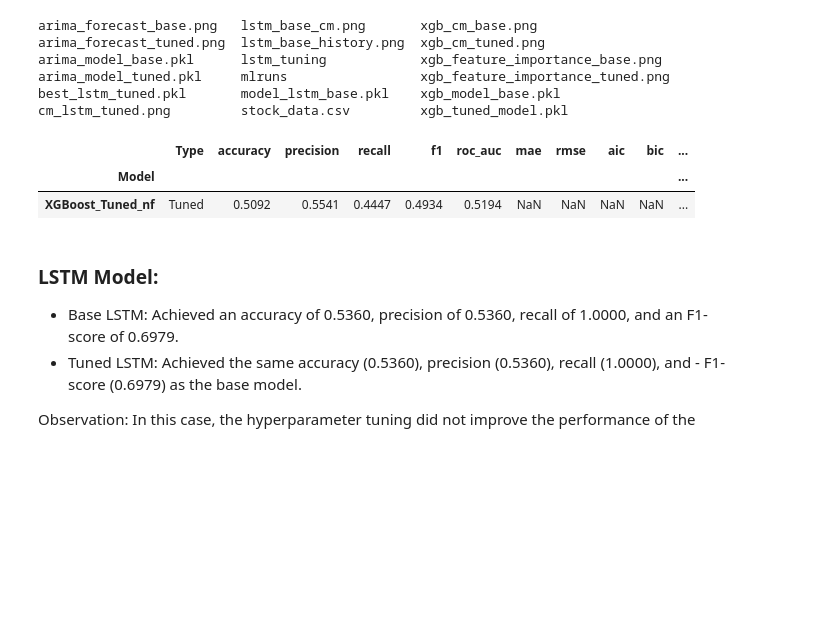
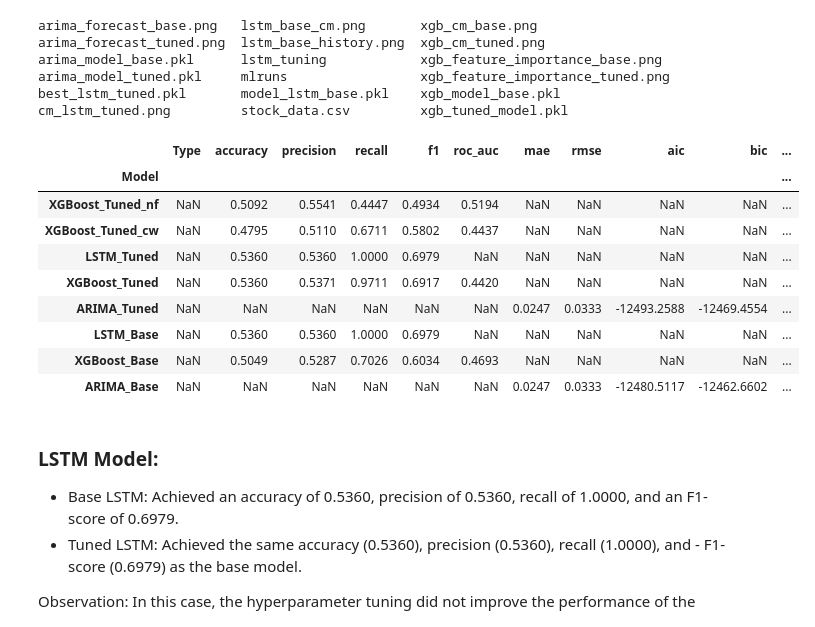
Before and after one commit to gideonkomayin/stockmarket-analysis-amdari, a Jupyter notebook: nvidia stockmarketanalysis.ipynb, the cells around one changed output. Drawn from its saved outputs; the diff is of its cells as text; code cells hidden in the pictures; blank space fills up the shorter version.

```diff
--- a/nvidia stockmarketanalysis.ipynb
+++ b/nvidia stockmarketanalysis.ipynb
@@ -1774,11 +1774,19 @@ for run in runs:
                 arima_base_metrics[metric] = round(run.data.metrics[metric], 4)
         break  # Assuming only one run named "ARIMA_Base"
 # %%
-df_results.head(1)
+df_results = pd.read_csv("model_results.csv", index_col="Model")
+df_results
 # %% [output]
 |  | Type | accuracy | precision | recall | f1 | roc_auc | mae | rmse | aic | bic | ... |
 | Model |  |  |  |  |  |  |  |  |  |  | ... |
-| XGBoost_Tuned_nf | Tuned | 0.5092 | 0.5541 | 0.4447 | 0.4934 | 0.5194 | NaN | NaN | NaN | NaN | ... |
+| XGBoost_Tuned_nf | NaN | 0.5092 | 0.5541 | 0.4447 | 0.4934 | 0.5194 | NaN | NaN | NaN | NaN | ... |
+| XGBoost_Tuned_cw | NaN | 0.4795 | 0.5110 | 0.6711 | 0.5802 | 0.4437 | NaN | NaN | NaN | NaN | ... |
+| LSTM_Tuned | NaN | 0.5360 | 0.5360 | 1.0000 | 0.6979 | NaN | NaN | NaN | NaN | NaN | ... |
+| XGBoost_Tuned | NaN | 0.5360 | 0.5371 | 0.9711 | 0.6917 | 0.4420 | NaN | NaN | NaN | NaN | ... |
+| ARIMA_Tuned | NaN | NaN | NaN | NaN | NaN | NaN | 0.0247 | 0.0333 | -12493.2588 | -12469.4554 | ... |
+| LSTM_Base | NaN | 0.5360 | 0.5360 | 1.0000 | 0.6979 | NaN | NaN | NaN | NaN | NaN | ... |
+| XGBoost_Base | NaN | 0.5049 | 0.5287 | 0.7026 | 0.6034 | 0.4693 | NaN | NaN | NaN | NaN | ... |
+| ARIMA_Base | NaN | NaN | NaN | NaN | NaN | NaN | 0.0247 | 0.0333 | -12480.5117 | -12462.6602 | ... |
 # %%
 df_results = df_results.apply(pd.to_numeric, errors='coerce')
 df_results.to_csv("model_results.csv", index=True)
```
Also changed, not shown: parts of 1 cell of this notebook, 1 other file.
